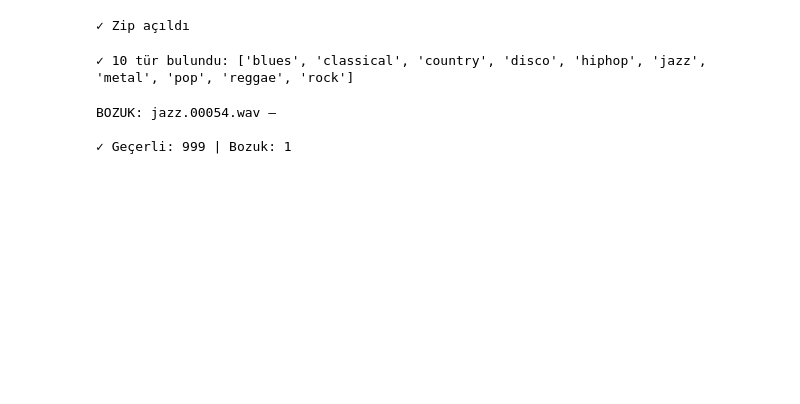
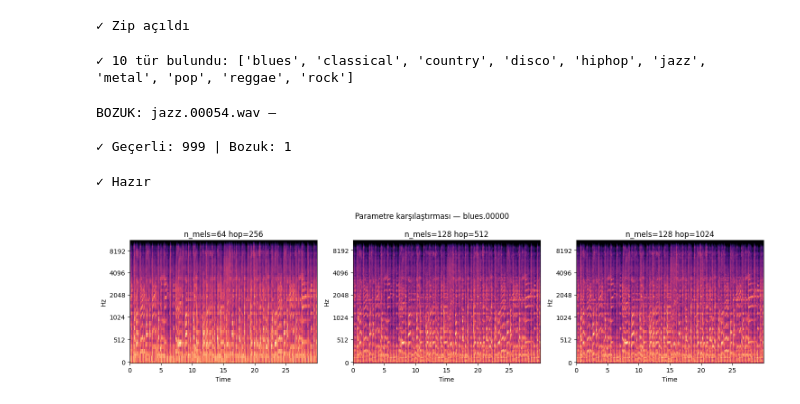
Before and after one commit to melike0019/GTZAN-Audio-Classification, a Jupyter notebook: data.ipynb, the cells around one changed output. Cells and saved outputs as stored; diff of their text form; code cells hidden in the pictures; blank space fills up the shorter version.

Commit message:
mel spektrogramı farklı parametre setleriyle karşılaştırıldı.

```diff
--- a/data.ipynb
+++ b/data.ipynb
@@ -80,0 +78,33 @@ BOZUK: jazz.00054.wav —
+# %%
+## Gün 2 — Mel Spectrogram
+import librosa
+import librosa.display
+import numpy as np
+import matplotlib.pyplot as plt
+
+print("✓ Hazır")
+# %% [output]
+✓ Hazır
+# %%
+##3 farklı parametre karşılaştırması
+test_file = DATA_DIR / "blues" / "blues.00000.wav"
+y, sr = librosa.load(test_file, sr=22050, duration=30)
+
+configs = [
+    {"n_mels": 64,  "n_fft": 1024, "hop_length": 256},
+    {"n_mels": 128, "n_fft": 2048, "hop_length": 512},   # ← önerilen
+    {"n_mels": 128, "n_fft": 2048, "hop_length": 1024},
+]
+
+fig, axes = plt.subplots(1, 3, figsize=(15, 4))
+for i, cfg in enumerate(configs):
+    mel = librosa.feature.melspectrogram(y=y, sr=sr, **cfg)
+    mel_db = librosa.power_to_db(mel, ref=np.max)
+    librosa.display.specshow(mel_db, sr=sr, ax=axes[i],
+        hop_length=cfg["hop_length"], x_axis="time", y_axis="mel")
+    axes[i].set_title(f"n_mels={cfg['n_mels']} hop={cfg['hop_length']}")
+plt.suptitle("Parametre karşılaştırması — blues.00000")
+plt.tight_layout()
+plt.show()
+# %% [output]
+[figure, added]
```
Also changed, not shown: parts of 4 cells of this notebook.
